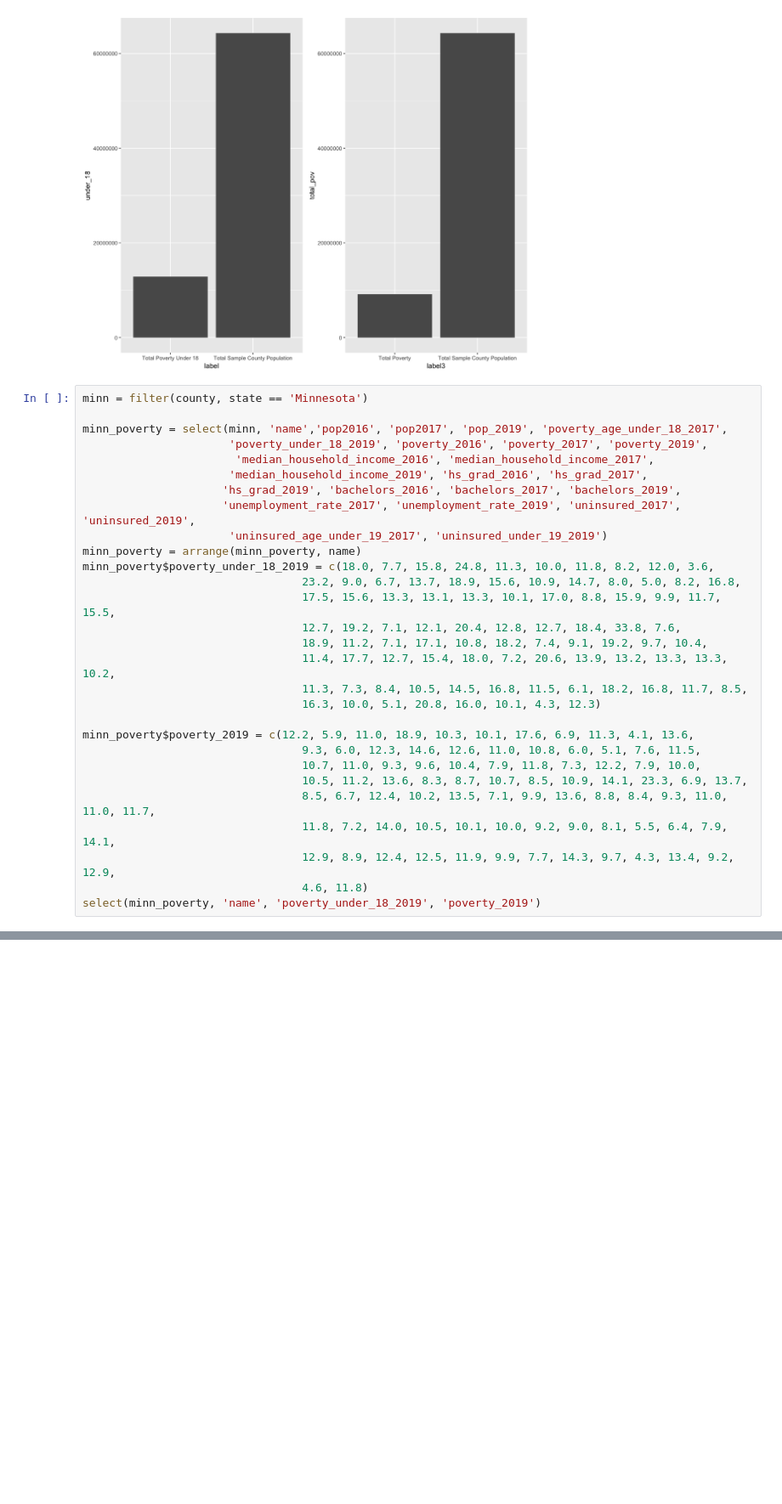
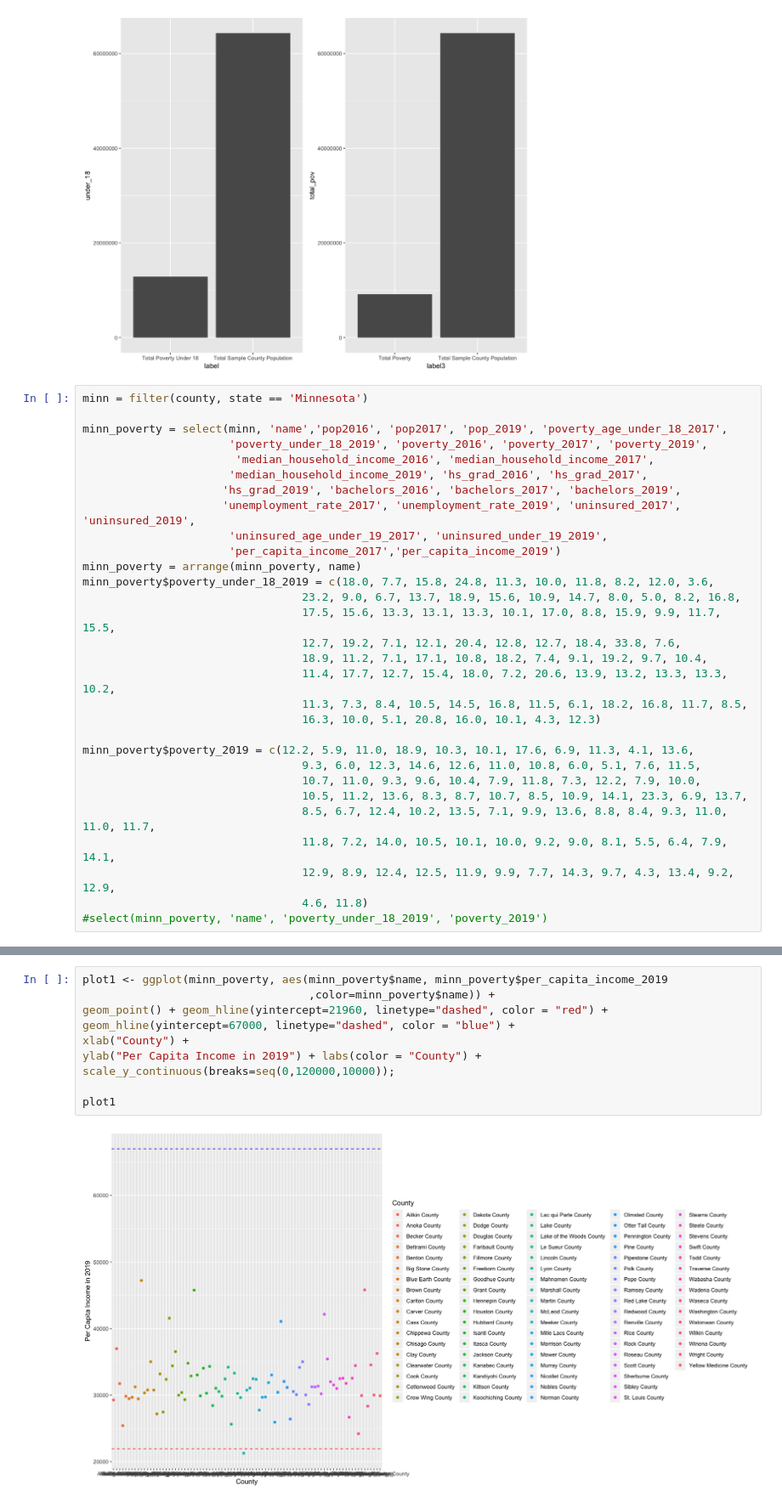
Before and after one commit to bamzie/DataSetPoverty, a Jupyter notebook: ResearchCode-Minn.ipynb, the cells around one changed output, grey strips where cells are left out. Shown at 85% size. Drawn from its saved outputs; the diff is of its cells as text; blank space fills up the shorter version.

```diff
--- a/ResearchCode-Minn.ipynb
+++ b/ResearchCode-Minn.ipynb
@@ -198,7 +200,8 @@ minn_poverty = select(minn, 'name','pop2016', 'pop2017', 'pop_2019', 'poverty_ag
                       'median_household_income_2019', 'hs_grad_2016', 'hs_grad_2017',
                      'hs_grad_2019', 'bachelors_2016', 'bachelors_2017', 'bachelors_2019',
                      'unemployment_rate_2017', 'unemployment_rate_2019', 'uninsured_2017', 'uninsured_2019',
-                      'uninsured_age_under_19_2017', 'uninsured_under_19_2019')
+                      'uninsured_age_under_19_2017', 'uninsured_under_19_2019',
+                      'per_capita_income_2017','per_capita_income_2019')
 minn_poverty = arrange(minn_poverty, name)
 minn_poverty$poverty_under_18_2019 = c(18.0, 7.7, 15.8, 24.8, 11.3, 10.0, 11.8, 8.2, 12.0, 3.6,
                                  23.2, 9.0, 6.7, 13.7, 18.9, 15.6, 10.9, 14.7, 8.0, 5.0, 8.2, 16.8,
@@ -217,4 +220,4 @@ minn_poverty$poverty_2019 = c(12.2, 5.9, 11.0, 18.9, 10.3, 10.1, 17.6, 6.9, 11.3
                                  11.8, 7.2, 14.0, 10.5, 10.1, 10.0, 9.2, 9.0, 8.1, 5.5, 6.4, 7.9, 14.1,
                                  12.9, 8.9, 12.4, 12.5, 11.9, 9.9, 7.7, 14.3, 9.7, 4.3, 13.4, 9.2, 12.9,
                                  4.6, 11.8)
-select(minn_poverty, 'name', 'poverty_under_18_2019', 'poverty_2019')
+#select(minn_poverty, 'name', 'poverty_under_18_2019', 'poverty_2019')
@@ -238,0 +224,12 @@ select(minn_poverty, 'name', 'poverty_under_18_2019', 'poverty_2019')
+# %%
+plot1 <- ggplot(minn_poverty, aes(minn_poverty$name, minn_poverty$per_capita_income_2019
+                                  ,color=minn_poverty$name)) +
+geom_point() + geom_hline(yintercept=21960, linetype="dashed", color = "red") +
+geom_hline(yintercept=67000, linetype="dashed", color = "blue") +
+xlab("County") +
+ylab("Per Capita Income in 2019") + labs(color = "County") +
+scale_y_continuous(breaks=seq(0,120000,10000));
+
+plot1
+# %% [output]
+[figure, added]
```
Also changed, not shown: parts of 4 cells of this notebook.
